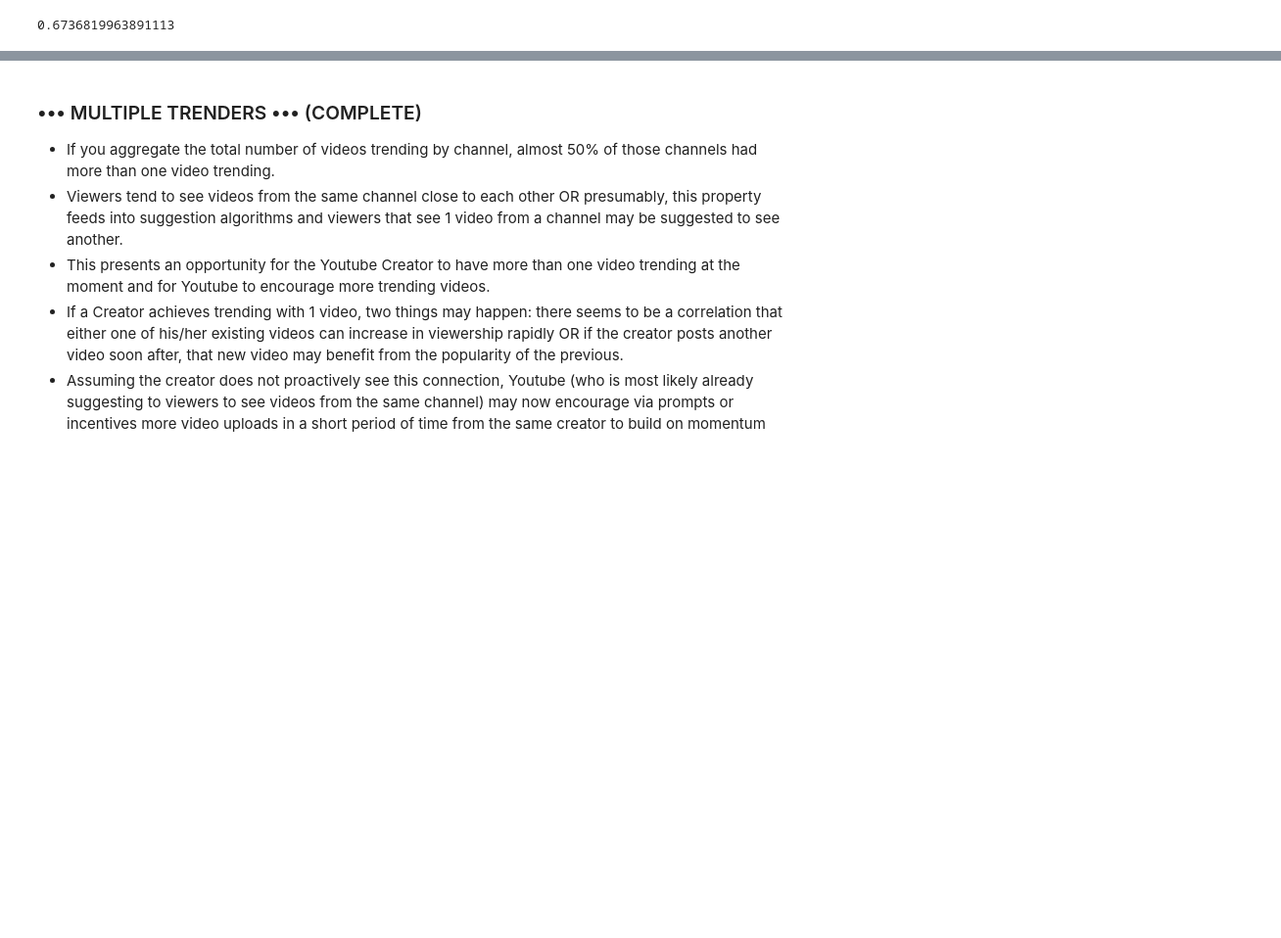
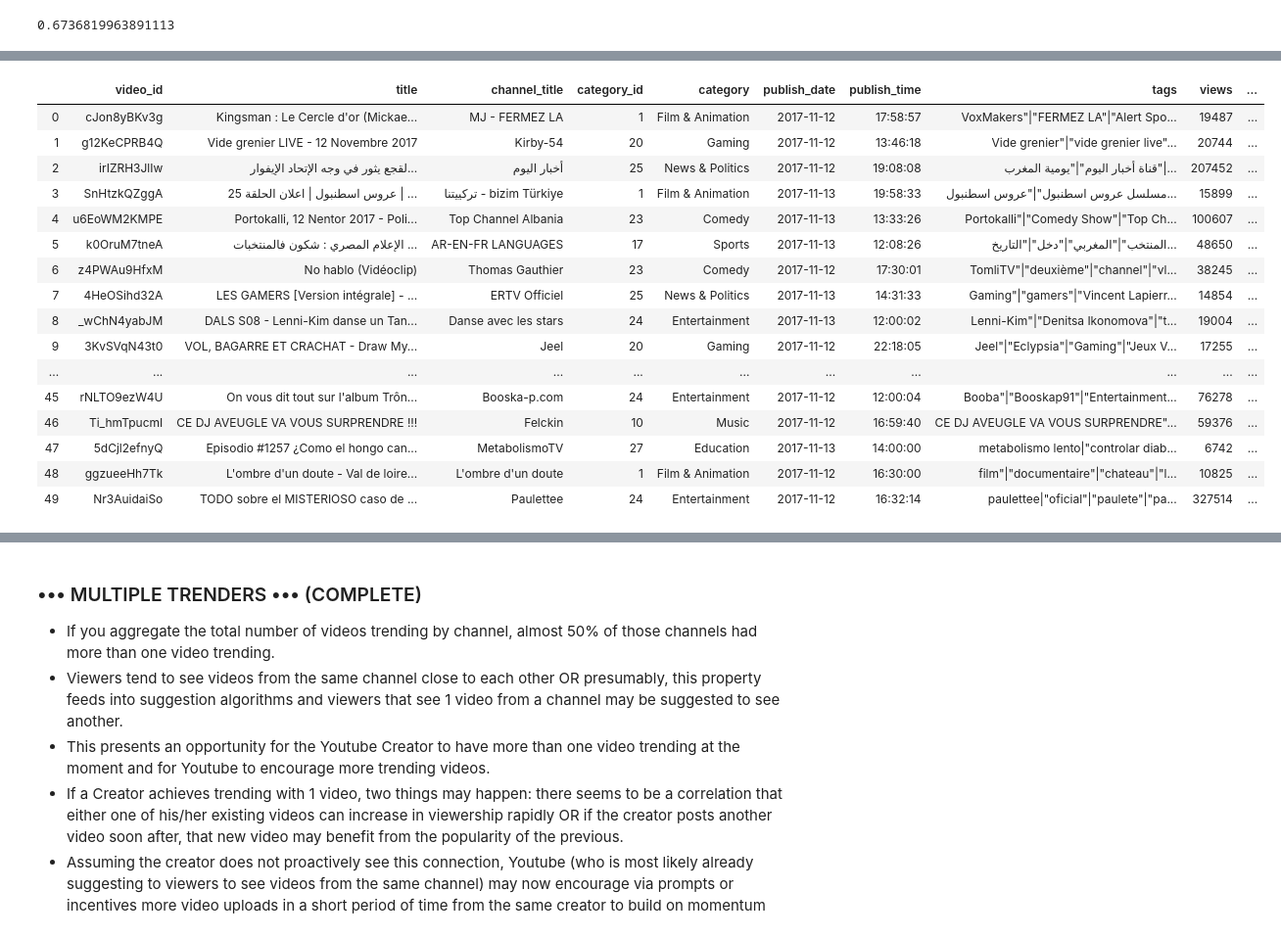
Before and after one commit to rachelleperez/Youtube-Trending, a Jupyter notebook: YoutubeTrendingVideos.ipynb, the cells around one changed output, grey strips where cells are left out. Shown: that part at 98% size. Drawn from its saved outputs; the diff is of its cells as text; code cells hidden in the pictures; blank space fills up the shorter version.

```diff
--- a/YoutubeTrendingVideos.ipynb
+++ b/YoutubeTrendingVideos.ipynb
@@ -467,0 +472,20 @@ len(df4)
+# %%
+df.head(50)
+# %% [output]
+|  | video_id | title | channel_title | category_id | category | publish_date | publish_time | tags | views | ... |
+| 0 | cJon8yBKv3g | Kingsman : Le Cercle d'or (Mickae... | MJ - FERMEZ LA | 1 | Film & Animation | 2017-11-12 | 17:58:57 | VoxMakers"|"FERMEZ LA"|"Alert Spo... | 19487 | ... |
+| 1 | g12KeCPRB4Q | Vide grenier LIVE - 12 Novembre 2017 | Kirby-54 | 20 | Gaming | 2017-11-12 | 13:46:18 | Vide grenier"|"vide grenier live"... | 20744 | ... |
+| 2 | irIZRH3JlIw | لقجع يثور في وجه الإتحاد الإيفوار... | أخبار اليوم | 25 | News & Politics | 2017-11-12 | 19:08:08 | قناة أخبار اليوم"|"يومية المغرب"|... | 207452 | ... |
+| 3 | SnHtzkQZggA | عروس اسطنبول | اعلان الحلقة 25 | ... | تركييتنا - bizim Türkiye | 1 | Film & Animation | 2017-11-13 | 19:58:33 | مسلسل عروس اسطنبول"|"عروس اسطنبول... | 15899 | ... |
+| 4 | u6EoWM2KMPE | Portokalli, 12 Nentor 2017 - Poli... | Top Channel Albania | 23 | Comedy | 2017-11-13 | 13:33:26 | Portokalli"|"Comedy Show"|"Top Ch... | 100607 | ... |
+| 5 | k0OruM7tneA | الإعلام المصري : شكون فالمنتخبات ... | AR-EN-FR LANGUAGES | 17 | Sports | 2017-11-13 | 12:08:26 | المنتخب"|"المغربي"|"دخل"|"التاريخ... | 48650 | ... |
+| 6 | z4PWAu9HfxM | No hablo (Vidéoclip) | Thomas Gauthier | 23 | Comedy | 2017-11-12 | 17:30:01 | TomliTV"|"deuxième"|"channel"|"vl... | 38245 | ... |
+| 7 | 4HeOSihd32A | LES GAMERS [Version intégrale] - ... | ERTV Officiel | 25 | News & Politics | 2017-11-13 | 14:31:33 | Gaming"|"gamers"|"Vincent Lapierr... | 14854 | ... |
+| 8 | _wChN4yabJM | DALS S08 - Lenni-Kim danse un Tan... | Danse avec les stars | 24 | Entertainment | 2017-11-13 | 12:00:02 | Lenni-Kim"|"Denitsa Ikonomova"|"t... | 19004 | ... |
+| 9 | 3KvSVqN43t0 | VOL, BAGARRE ET CRACHAT - Draw My... | Jeel | 20 | Gaming | 2017-11-12 | 22:18:05 | Jeel"|"Eclypsia"|"Gaming"|"Jeux V... | 17255 | ... |
+| ... | ... | ... | ... | ... | ... | ... | ... | ... | ... | ... |
+| 45 | rNLTO9ezW4U | On vous dit tout sur l'album Trôn... | Booska-p.com | 24 | Entertainment | 2017-11-12 | 12:00:04 | Booba"|"Booskap91"|"Entertainment... | 76278 | ... |
+| 46 | Ti_hmTpucmI | CE DJ AVEUGLE VA VOUS SURPRENDRE !!! | Felckin | 10 | Music | 2017-11-12 | 16:59:40 | CE DJ AVEUGLE VA VOUS SURPRENDRE"... | 59376 | ... |
+| 47 | 5dCjl2efnyQ | Episodio #1257 ¿Como el hongo can... | MetabolismoTV | 27 | Education | 2017-11-13 | 14:00:00 | metabolismo lento|"controlar diab... | 6742 | ... |
+| 48 | ggzueeHh7Tk | L'ombre d'un doute - Val de loire... | L'ombre d'un doute | 1 | Film & Animation | 2017-11-12 | 16:30:00 | film"|"documentaire"|"chateau"|"l... | 10825 | ... |
+| 49 | Nr3AuidaiSo | TODO sobre el MISTERIOSO caso de ... | Paulettee | 24 | Entertainment | 2017-11-12 | 16:32:14 | paulettee|"oficial"|"paulete"|"pa... | 327514 | ... |
```
Also changed, not shown: parts of 14 cells of this notebook.
